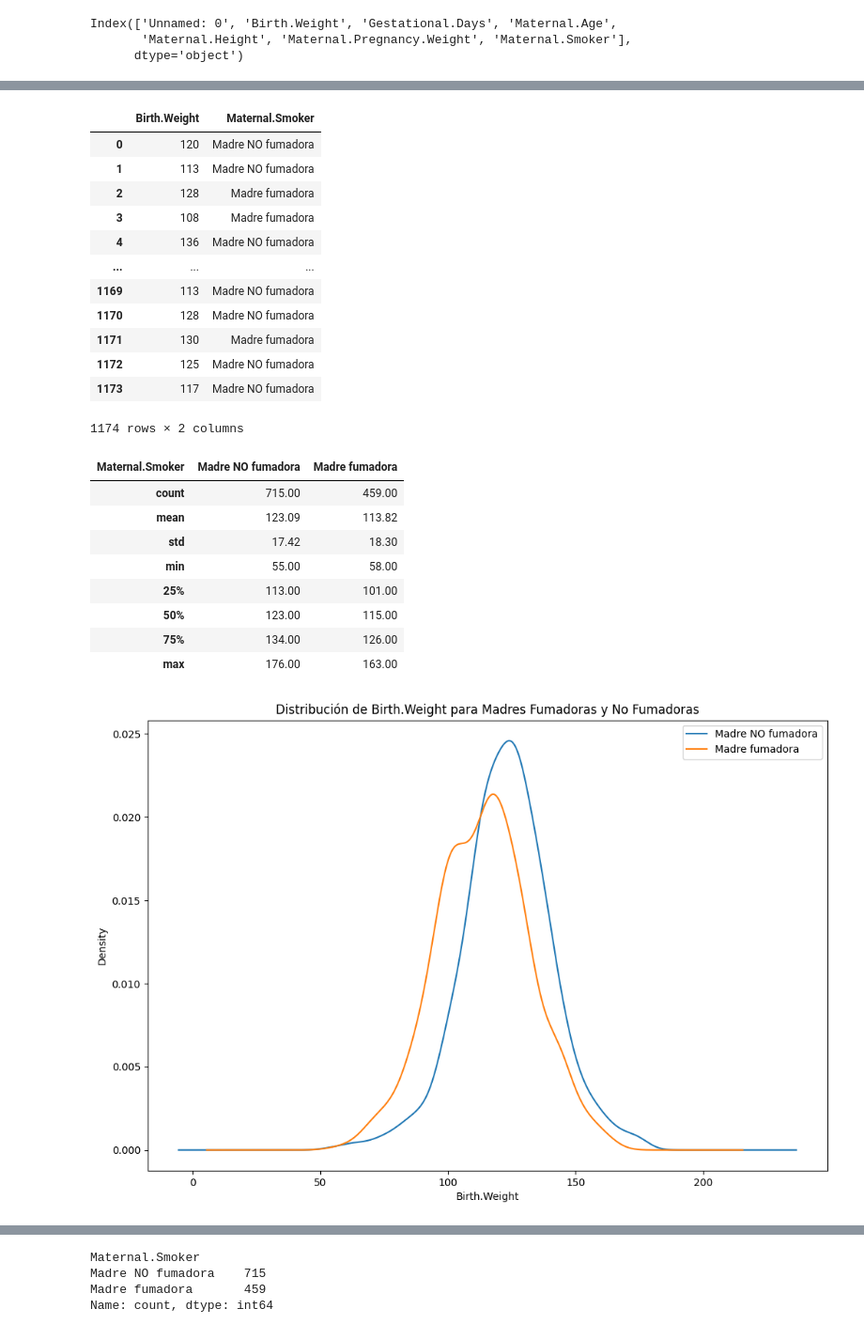
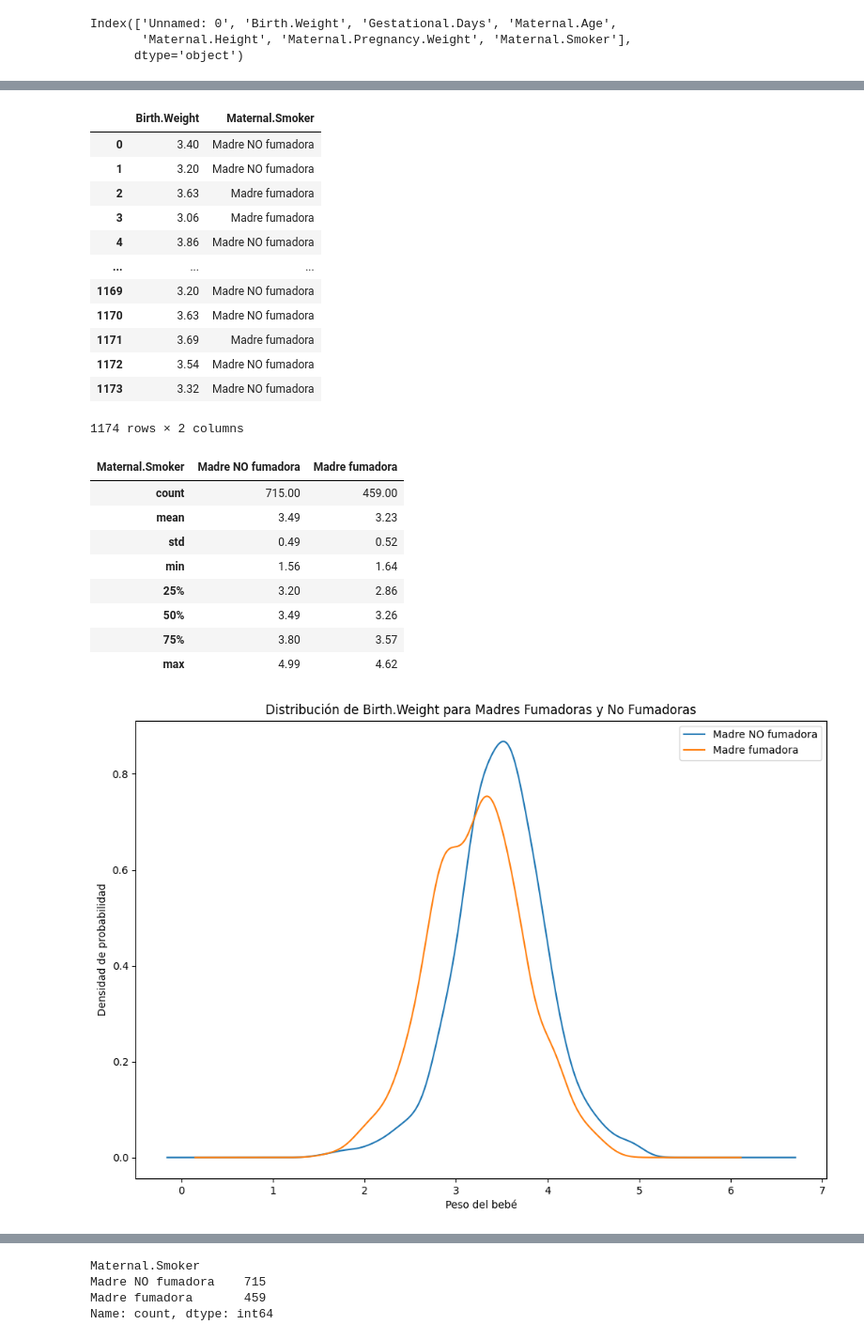
Before and after one commit to santoleal/data_science_homework, a Jupyter notebook: 4.ESTADISTICA PYTHON/DESAFIO3/Desafío 3 - Tabaquismo y gestación g93.ipynb, the cells around one changed output, grey strips where cells are left out. Shown at 94% size. Saved outputs shown, nothing was run; the diff lists cells and outputs as text; code cells hidden in the pictures.

```diff
--- a/4.ESTADISTICA PYTHON/DESAFIO3/Desafío 3 - Tabaquismo y gestación g93.ipynb
+++ b/4.ESTADISTICA PYTHON/DESAFIO3/Desafío 3 - Tabaquismo y gestación g93.ipynb
@@ -167,3 +177,9 @@ ___0___o___
 #### **2. Considera los pesos de los bebés. ¿Se puede decir que siguen una distribución normal? Justifica tu respuesta creando los gráficos y modelos necesarios.**
 # %% [markdown]
 #### R2: Para indagar en una respuesta, se deben considerar el promedio y la desviación estándar, que son claves para identificar una distribución normal.
+# %%
+# Averiguand, vi que la unidad de medida es la onza, por lo que lo pasaré a kilogramos las columnas Birth.Weight y Maternal.Pregnancy.Weight
+# 1kg = 35.274 onzas
+
+estudio_gestacional['Maternal.Pregnancy.Weight'] = round(estudio_gestacional['Maternal.Pregnancy.Weight'] / 35.274, 2)
+estudio_gestacional['Birth.Weight'] = round(estudio_gestacional['Birth.Weight'] / 35.274,2)
@@ -295,25 +315,25 @@ comparacion_var
 1174 rows × 2 columns
 # %%
-# Cambio de nombre de valores booleanos
+# Cambio de nombre de valores booleanos, para ser más descriptivo
 comparacion_var['Maternal.Smoker'] = comparacion_var['Maternal.Smoker'].replace({ True: 'Madre fumadora', False: 'Madre NO fumadora'})
 
 comparacion_var
 # %% [output]
 |  | Birth.Weight | Maternal.Smoker |
-| 0 | 120 | Madre NO fumadora |
-| 1 | 113 | Madre NO fumadora |
-| 2 | 128 | Madre fumadora |
-| 3 | 108 | Madre fumadora |
-| 4 | 136 | Madre NO fumadora |
+| 0 | 3.40 | Madre NO fumadora |
+| 1 | 3.20 | Madre NO fumadora |
+| 2 | 3.63 | Madre fumadora |
+| 3 | 3.06 | Madre fumadora |
+| 4 | 3.86 | Madre NO fumadora |
 | ... | ... | ... |
-| 1169 | 113 | Madre NO fumadora |
-| 1170 | 128 | Madre NO fumadora |
-| 1171 | 130 | Madre fumadora |
-| 1172 | 125 | Madre NO fumadora |
-| 1173 | 117 | Madre NO fumadora |
+| 1169 | 3.20 | Madre NO fumadora |
+| 1170 | 3.63 | Madre NO fumadora |
+| 1171 | 3.69 | Madre fumadora |
+| 1172 | 3.54 | Madre NO fumadora |
+| 1173 | 3.32 | Madre NO fumadora |
 1174 rows × 2 columns
 # %%
-# Ambas variables se pueden agrupar para generar un cruce más eficiente
+# Ambas variables se pueden agrupar para generar un cruce más eficiente.
 
 comparacion_pesobebe_madrefumadora = comparacion_var.groupby('Maternal.Smoker')['Birth.Weight']
 
@@ -321,30 +341,28 @@ round(comparacion_pesobebe_madrefumadora.describe().T, 2)
 # %% [output]
 | Maternal.Smoker | Madre NO fumadora | Madre fumadora |
 | count | 715.00 | 459.00 |
-| mean | 123.09 | 113.82 |
-| std | 17.42 | 18.30 |
-| min | 55.00 | 58.00 |
-| 25% | 113.00 | 101.00 |
-| 50% | 123.00 | 115.00 |
-| 75% | 134.00 | 126.00 |
-| max | 176.00 | 163.00 |
+| mean | 3.49 | 3.23 |
+| std | 0.49 | 0.52 |
+| min | 1.56 | 1.64 |
+| 25% | 3.20 | 2.86 |
+| 50% | 3.49 | 3.26 |
+| 75% | 3.80 | 3.57 |
+| max | 4.99 | 4.62 |
 # %%
 # A partir de los datos comparados, se puede generar un gráfico para evaluar diferencias entre grupos
-
-
 plt.figure(figsize=(12, 8))
 
-# Iterar sobre cada grupo y graficar la densidad
+# Se itera sobre cada grupo y se grafica la densidad
 for nombre, grupo in comparacion_pesobebe_madrefumadora:
     grupo.plot(kind='density', label=nombre)
 
-# Agregar título y leyenda
+# Se agrega título y leyenda
 plt.title('Distribución de Birth.Weight para Madres Fumadoras y No Fumadoras')
-plt.xlabel('Birth.Weight')
+plt.xlabel('Peso del bebé')
+plt.ylabel('Densidad de probabilidad')
 plt.legend()
-
-# Mostrar el gráfico
+# Se muestra el gráfico
 plt.show()
 # %% [output]
-[figure, old version]
+[figure, new version]
 # %% [markdown]
```
Also changed, not shown: parts of 40 cells of this notebook.
